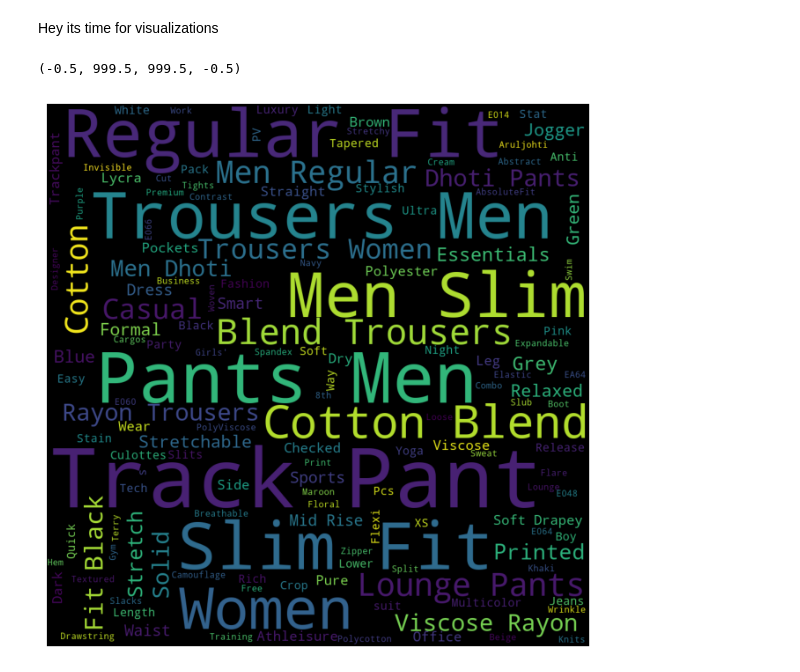
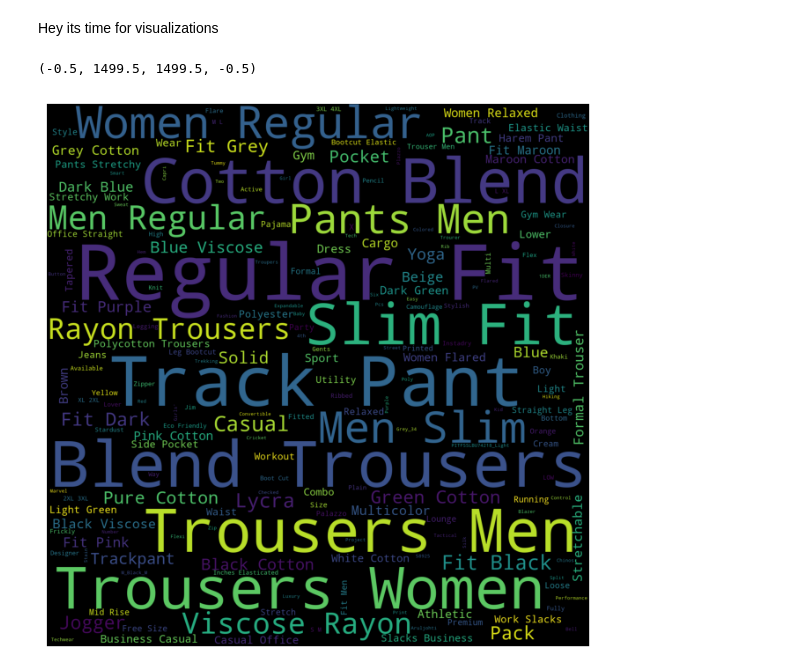
Before and after one commit to JoJosuk/Web-scraping-Project, a Jupyter notebook: flipkart.ipynb, the cells around one changed output. Cells and saved outputs as stored; diff of their text form; code cells hidden in the pictures.

```diff
--- a/flipkart.ipynb
+++ b/flipkart.ipynb
@@ -165,11 +180,11 @@ for i in range(len(table)):
 # %% [markdown]
 Hey its time for visualizations
 # %%
-wordcloud = WordCloud(width = 1000, height = 1000).generate(' '.join(keyWords))
+wordcloud = WordCloud(width = 1500, height = 1500).generate(' '.join(keyWords))
 plt.figure(figsize=(15,8))
 plt.imshow(wordcloud)
 plt.axis("off")
 # %% [output]
-(-0.5, 999.5, 999.5, -0.5)
+(-0.5, 1499.5, 1499.5, -0.5)
-[figure, old version]
+[figure, new version]
 # %%
```
Also changed, not shown: parts of 11 cells of this notebook, 8 other files.
